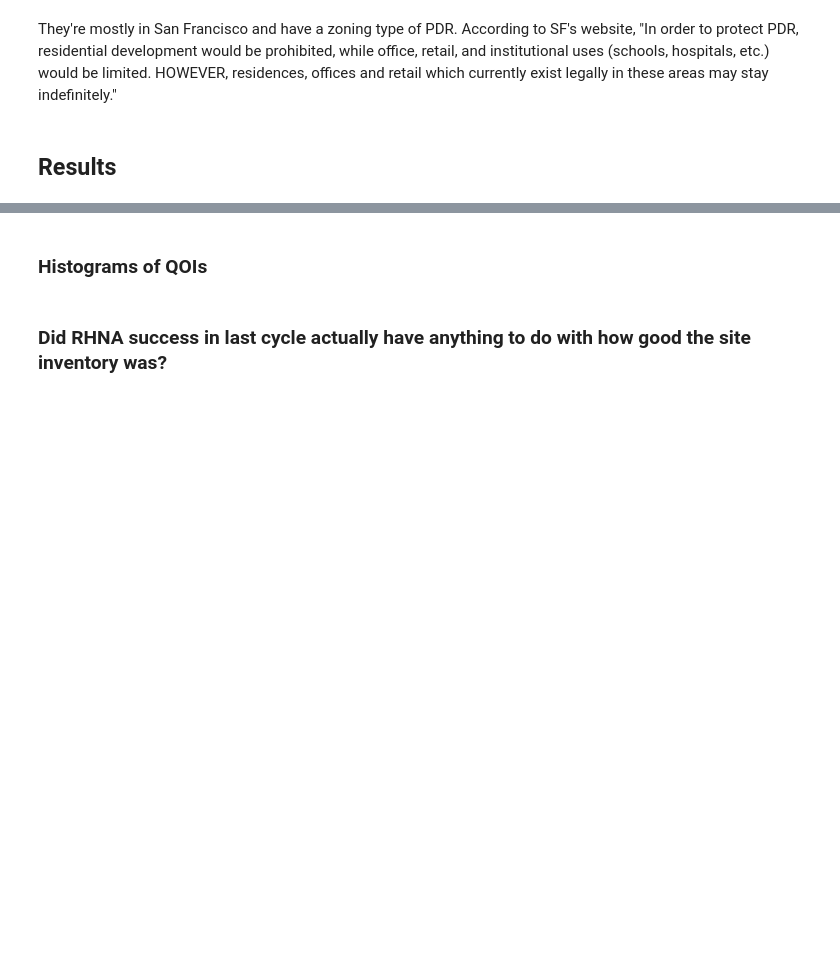
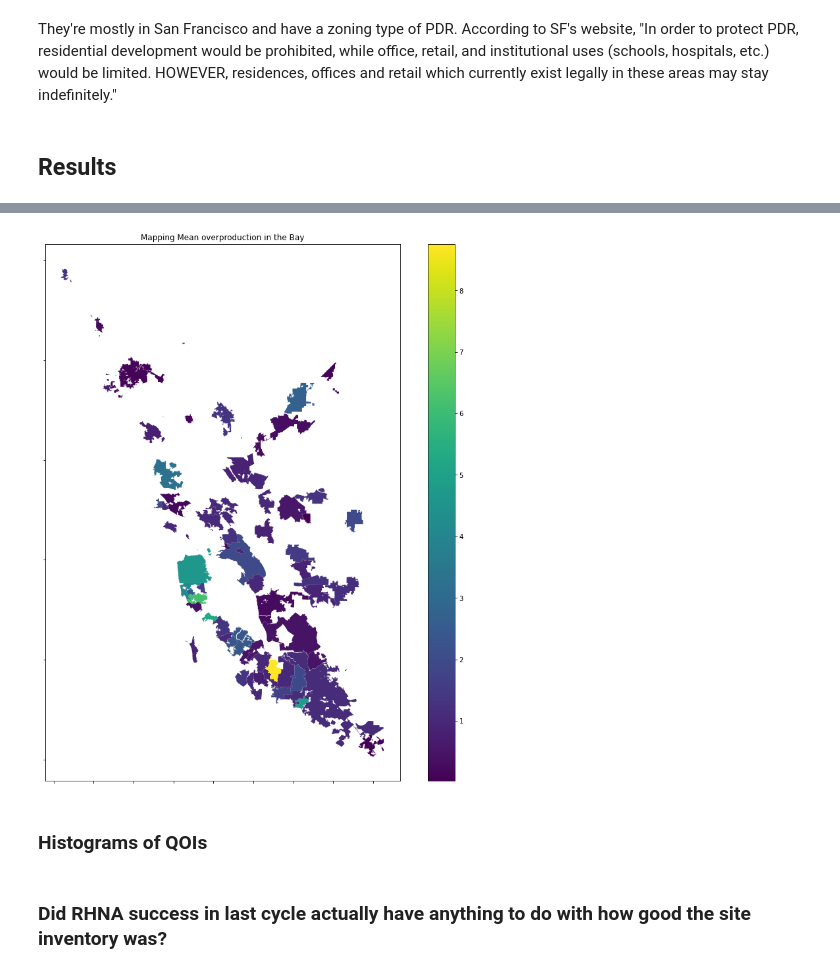
Before and after one commit to YIMBYdata/housing-elements, a Jupyter notebook: Final results.ipynb, the cells around one changed output, grey strips where cells are left out. Cells and saved outputs as stored; diff of their text form; code cells hidden in the pictures; blank space fills up the shorter version.

```diff
--- a/Final results.ipynb
+++ b/Final results.ipynb
@@ -264,0 +290,4 @@ results_df[results_df['P(dev) for inventory'] == 0].City.values
+# %%
+utils.map_qoi('Mean overproduction', results_df)
+# %% [output]
+[figure, added]
```
Also changed, not shown: parts of 11 cells of this notebook, 9 other files.
